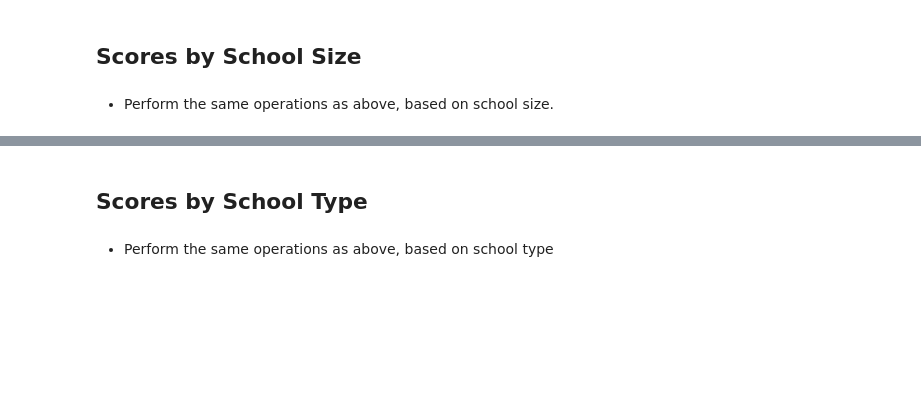
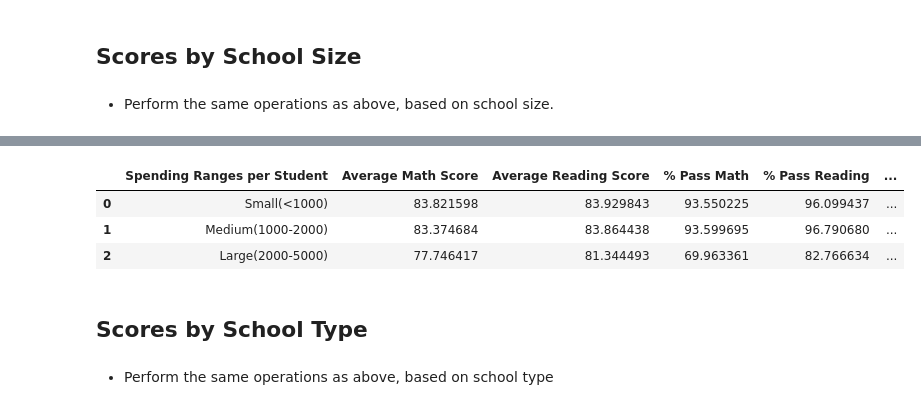
Before and after one commit to kmoravec14/pandas-challenge, a Jupyter notebook: PyCitySchools/PyCitySchools_KEM.ipynb, the cells around one changed output, grey strips where cells are left out. Drawn from its saved outputs; the diff is of its cells as text; code cells hidden in the pictures; blank space fills up the shorter version.

Commit message:
Finished with exceptions - need to index on school name not ID plus clean up formatting

```diff
--- a/PyCitySchools/PyCitySchools_KEM.ipynb
+++ b/PyCitySchools/PyCitySchools_KEM.ipynb
@@ -414,3 +417,36 @@ spending_df.head()
+# %%
+# Calculate the average reading score per student in each school size category
+size_1_averead = size_1_df.mean()["Ave Reading Score"]
+size_2_averead = size_2_df.mean()["Ave Reading Score"]
+size_3_averead = size_3_df.mean()["Ave Reading Score"]
+# %%
+# Calculate the % passing math in each school size category
+size_1_pctpassmath = size_1_df.mean()["%Pass Math"]
+size_2_pctpassmath = size_2_df.mean()["%Pass Math"]
+size_3_pctpassmath = size_3_df.mean()["%Pass Math"]
+# %%
+# Calculate the % passing reading in each school size category
+size_1_pctpassread = size_1_df.mean()["% Pass Reading"]
+size_2_pctpassread = size_2_df.mean()["% Pass Reading"]
+size_3_pctpassread = size_3_df.mean()["% Pass Reading"]
+# %%
+# Calculate the % passing math and reading in each spending per pupil category
+size_1_pctpass_math_read = size_1_df.mean()["% Pass Math and Reading"]
+size_2_pctpass_math_read = size_2_df.mean()["% Pass Math and Reading"]
+size_3_pctpass_math_read = size_3_df.mean()["% Pass Math and Reading"]
+# %%
+## Create Dataframe using a list of dictionaries
+size_summary_df = pd.DataFrame([
+    {"Spending Ranges per Student": "Small(<1000)","Average Math Score":size_1_avemath,"Average Reading Score":size_1_averead,"% Pass Math": size_1_pctpassmath,"% Pass Reading": size_1_pctpassread,"% Pass Math and Reading": size_1_pctpass_math_read},
+    {"Spending Ranges per Student": "Medium(1000-2000)","Average Math Score":size_2_avemath,"Average Reading Score":size_2_averead,"% Pass Math": size_2_pctpassmath,"% Pass Reading": size_2_pctpassread,"% Pass Math and Reading": size_2_pctpass_math_read},
+    {"Spending Ranges per Student": "Large(2000-5000)","Average Math Score":size_3_avemath,"Average Reading Score":size_3_averead,"% Pass Math": size_3_pctpassmath,"% Pass Reading": size_3_pctpassread,"% Pass Math and Reading": size_3_pctpass_math_read},
+])
+size_summary_df.head()
+# %% [output]
+|  | Spending Ranges per Student | Average Math Score | Average Reading Score | % Pass Math | % Pass Reading | ... |
+| 0 | Small(<1000) | 83.821598 | 83.929843 | 93.550225 | 96.099437 | ... |
+| 1 | Medium(1000-2000) | 83.374684 | 83.864438 | 93.599695 | 96.790680 | ... |
+| 2 | Large(2000-5000) | 77.746417 | 81.344493 | 69.963361 | 82.766634 | ... |
 # %% [markdown]
 ## Scores by School Type
 # %% [markdown]
```
Also changed, not shown: parts of 12 cells of this notebook.
